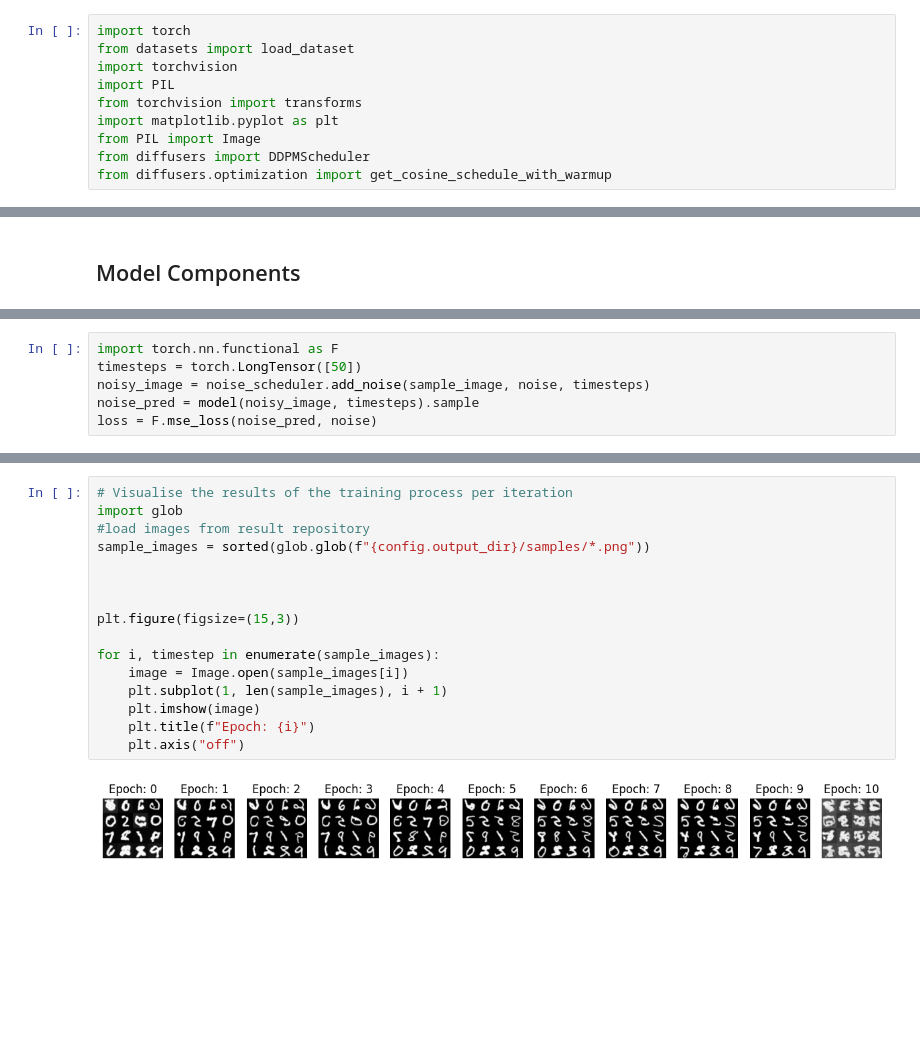
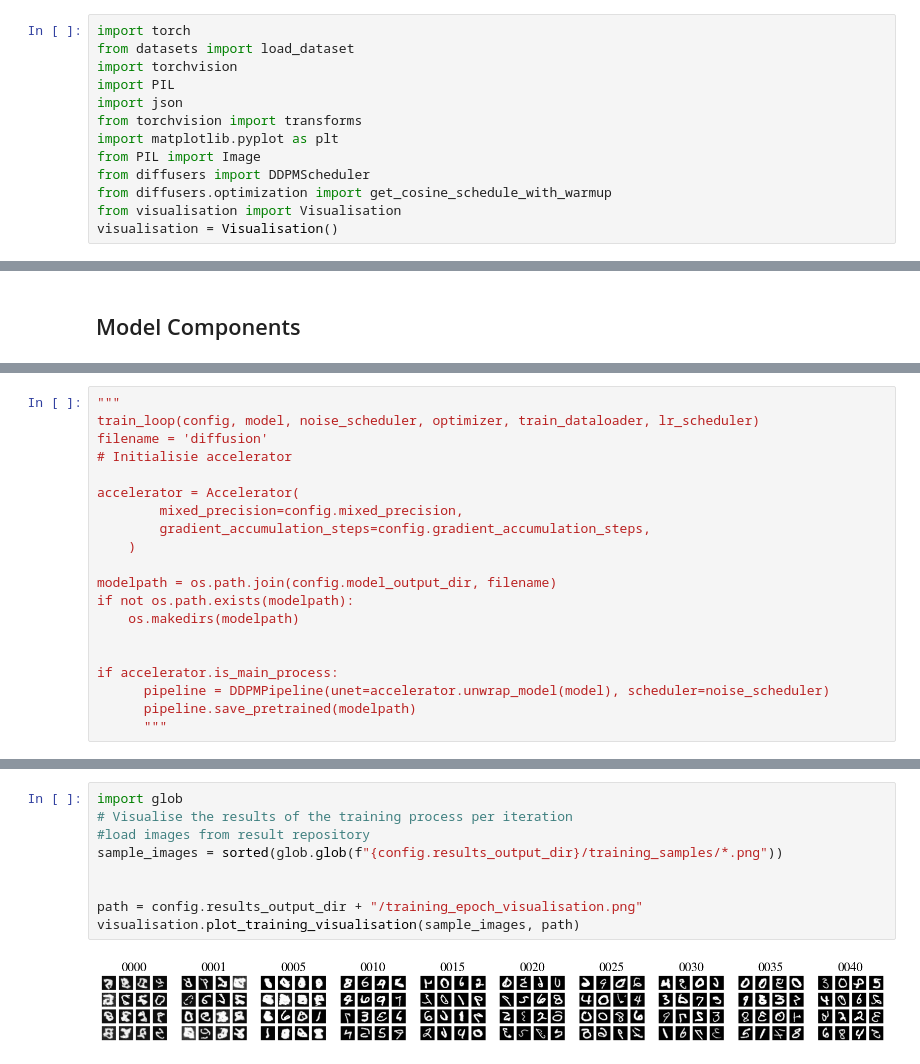
Before and after one commit to ninkira/ImageGeneration, a Jupyter notebook: diffusion_model.ipynb, the cells around one changed output, grey strips where cells are left out. Cells and saved outputs as stored; diff of their text form; blank space fills up the shorter version.

```diff
--- a/diffusion_model.ipynb
+++ b/diffusion_model.ipynb
@@ -109,11 +38,14 @@ import torch
 from datasets import load_dataset
 import torchvision
 import PIL
+import json
 from torchvision import transforms
 import matplotlib.pyplot as plt
 from PIL import Image
 from diffusers import DDPMScheduler
 from diffusers.optimization import get_cosine_schedule_with_warmup
+from visualisation import Visualisation
+visualisation = Visualisation()
 # %% [markdown]
 ## Training Configuration
 # %%
@@ -247,9 +180,3 @@ def evaluate(config, epoch, pipeline):
-# %%
-import torch.nn.functional as F
-timesteps = torch.LongTensor([50])
-noisy_image = noise_scheduler.add_noise(sample_image, noise, timesteps)
-noise_pred = model(noisy_image, timesteps).sample
-loss = F.mse_loss(noise_pred, noise)
 # %%
 from accelerate import Accelerator
 from huggingface_hub import HfFolder, Repository, whoami
@@ -337,0 +319,20 @@ Epoch 0: : 940it [05:44,  2.73it/s, loss=0.0337, lr=9.98e-5, step=930]
+# %%
+"""
+train_loop(config, model, noise_scheduler, optimizer, train_dataloader, lr_scheduler)
+filename = 'diffusion'
+# Initialisie accelerator
+
+accelerator = Accelerator(
+        mixed_precision=config.mixed_precision,
+        gradient_accumulation_steps=config.gradient_accumulation_steps,
+    )
+
+modelpath = os.path.join(config.model_output_dir, filename)
+if not os.path.exists(modelpath):
+    os.makedirs(modelpath)
+
+
+if accelerator.is_main_process:
+      pipeline = DDPMPipeline(unet=accelerator.unwrap_model(model), scheduler=noise_scheduler)
+      pipeline.save_pretrained(modelpath)
+      """
@@ -443,18 +357,11 @@ plt.show()
 # %%
+import glob
 # Visualise the results of the training process per iteration
-import glob
 #load images from result repository
-sample_images = sorted(glob.glob(f"{config.output_dir}/samples/*.png"))
+sample_images = sorted(glob.glob(f"{config.results_output_dir}/training_samples/*.png"))
 
 
-
-plt.figure(figsize=(15,3))
-
-for i, timestep in enumerate(sample_images):
-    image = Image.open(sample_images[i])
-    plt.subplot(1, len(sample_images), i + 1)
-    plt.imshow(image)
-    plt.title(f"Epoch: {i}")
-    plt.axis("off")
+path = config.results_output_dir + "/training_epoch_visualisation.png"
+visualisation.plot_training_visualisation(sample_images, path)
 # %% [output]
-[figure, old version]
+[figure, new version]
```
Also changed, not shown: parts of 30 cells of this notebook, 6 other files.
